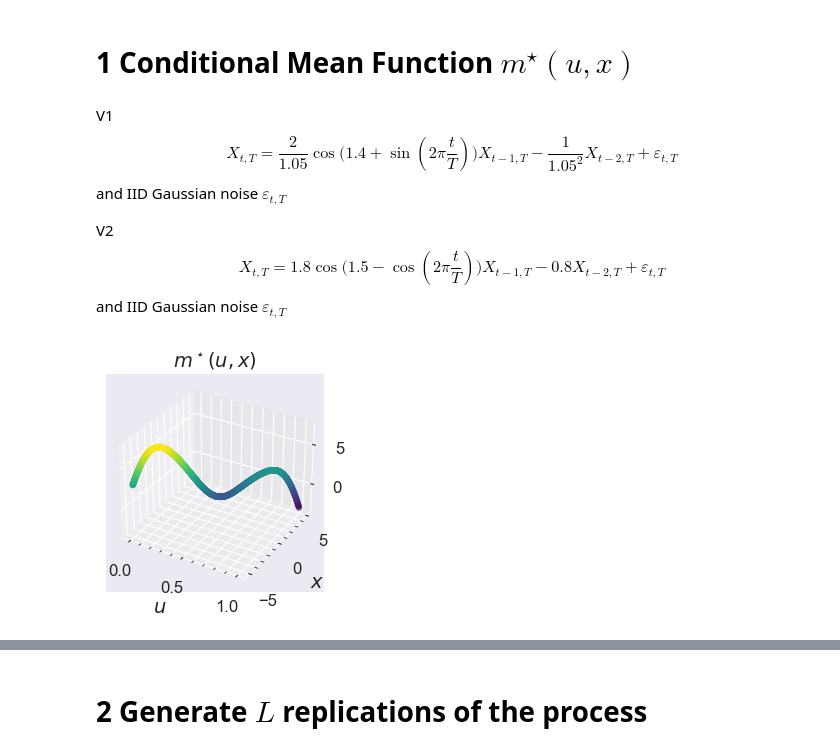
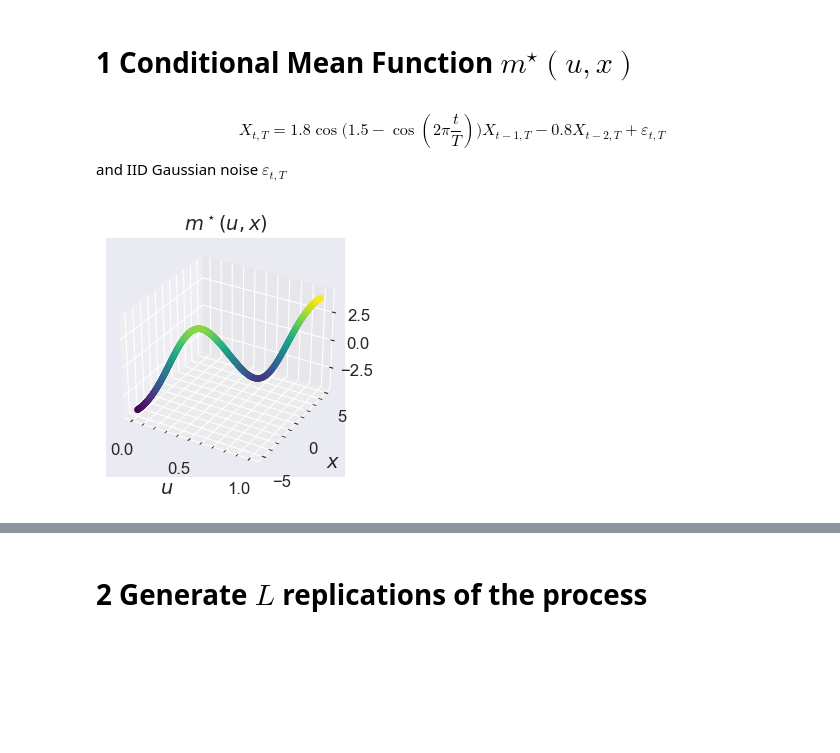
Before and after one commit to mzalaya/wasslsp, a Jupyter notebook: torchNotebooks/simul/GaussiantvAR(2).ipynb, the cells around one changed output, grey strips where cells are left out. Cells and saved outputs as stored; diff of their text form; code cells hidden in the pictures; blank space fills up the shorter version.

```diff
--- a/torchNotebooks/simul/GaussiantvAR(2).ipynb
+++ b/torchNotebooks/simul/GaussiantvAR(2).ipynb
@@ -11,6 +11,7 @@ import os
 import warnings
 warnings.filterwarnings('ignore')
 
+import time
 import numpy as np
 import torch
 
@@ -48,19 +49,11 @@ process = 'GaussiantvAR(2)'
 space_kernel = "silverman"
 time_kernel = "tricube"
 L = 1000 # n_replications
-
-device = torch.device("cpu")
-ttest = None
+ttest = True
 # %% [markdown]
 # 1 Conditional Mean Function $m^\star(u, x)$
 # %% [markdown]
-V1
-\begin{equation*}
-X_{t,T} = \frac{2}{1.05} \cos\big(1.4 + \sin(2\pi \frac{t}{T})\big)X_{t-1, T} - \frac{1}{1.05^2} X_{t-2, T} + \varepsilon_{t,T}
-\end{equation*}
-and IID Gaussian noise $\varepsilon_{t,T}$
 
-V2
 \begin{equation*}
 X_{t,T} = 1.8 \cos\big(1.5 - \cos(2\pi \frac{t}{T})\big)X_{t-1, T} - 0.8 X_{t-2, T} + \varepsilon_{t,T}
 \end{equation*}
@@ -75,39 +61,38 @@ m_star_v1 = lambda u, x, y: 2. / (psi_star_v1(u)) * torch.cos(phi_star_v1(u)) *
 # %%
-phi_star_v2 = lambda u: 1.5 - torch.cos(2 * torch.pi * torch.tensor([u]))
-psi_star_v2 = lambda u: 1.8
+phi_star = lambda u: 1.5 - torch.cos(2 * torch.pi * torch.tensor([u]))
+psi_star = lambda u: 1.8
 sigma_star = lambda u: 1.0
 
 # Generate m_star
-m_star_v2 = lambda u, x, y: psi_star_v2(u) * torch.cos(phi_star_v2(u)) * x - 0.8 * y
+m_star = lambda u, x, y: psi_star(u) * torch.cos(phi_star(u)) * x - 0.8 * y
 # %%
 T_samples = 1000
 # Create a mesh grid for u and x
-u = torch.linspace(0., 1., T_samples).to(device)
-x = torch.linspace(-5, 5, T_samples).to(device)
+u = torch.linspace(0., 1., T_samples)
+x = torch.linspace(-5, 5, T_samples)
 
 # Compute m_star values for plotting
-m_star_vals_v1 = torch.tensor([m_star_v1(u_val, x_val, x_val) for u_val, x_val in zip(u, x)]).to(device)
-m_star_vals_v2 = torch.tensor([m_star_v1(u_val, x_val, x_val) for u_val, x_val in zip(u, x)]).to(device)
+m_star_vals = torch.tensor([m_star(u_val, x_val, x_val) for u_val, x_val in zip(u, x)]).to(device)
 # %%
 u = u.detach().cpu().numpy()
 x = x.detach().cpu().numpy()
-m_star_vals_v1 = m_star_vals_v1.detach().cpu().numpy()
-m_star_vals_v2 = m_star_vals_v2.detach().cpu().numpy()
+m_star_vals = m_star_vals.detach().cpu().numpy()
 # %%
 
 # Plot of m^star V1
 plt.rcParams['text.usetex'] = False
 plt.rcParams["figure.figsize"] = (10,3)
 fig = plt.figure()
 ax = plt.axes(projection='3d')
 plt.grid(which='major', color='#DDDDDD', linewidth=0.8)
 plt.minorticks_on()
-ax.scatter(u, x, m_star_vals_v1, c=m_star_vals_v1, cmap='viridis', linewidth=0.1);
+ax.scatter(u, x, m_star_vals, c=m_star_vals, cmap='viridis', linewidth=0.1);
 ax.set_xlabel(r'$u$', fontsize=14)
 ax.set_ylabel(r'$x$', fontsize=14)
 ax.set_title(r'$m^\star(u,x)$', fontsize=14)
-plt.savefig("m_star_tvAR_2.pdf", dpi=300)
+figure_name_mean_function = f"Conditional_mean_function_of_process_{process}.png"
 plt.tight_layout()
+fig.savefig(os.path.join(path_fig, figure_name_mean_function ), dpi=150)
 plt.show()
 # %% [output]
-[figure, old version]
+[figure, new version]
```
Also changed, not shown: parts of 8 cells of this notebook, 13 other files.
